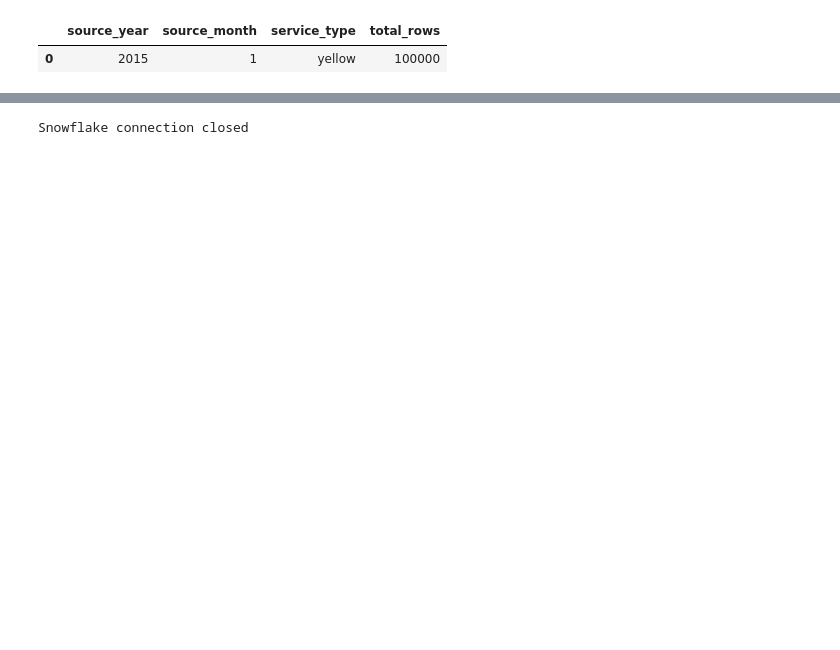
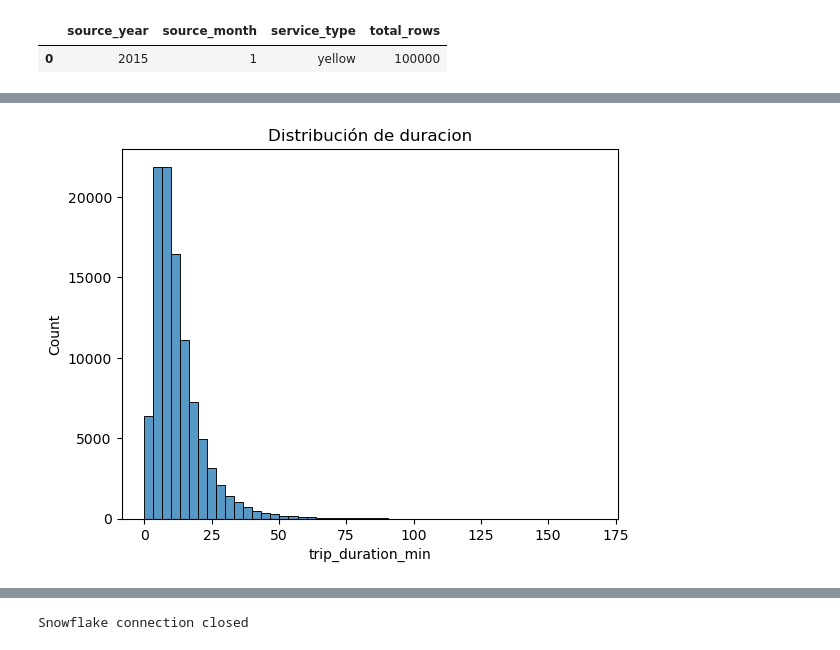
Before and after one commit to MatiasJaramillo/pset3, a Jupyter notebook: notebooks/04_validaciones_y_exploracion.ipynb, the cells around one changed output, grey strips where cells are left out. Saved outputs shown, nothing was run; the diff lists cells and outputs as text; code cells hidden in the pictures; blank space fills up the shorter version.

```diff
--- a/notebooks/04_validaciones_y_exploracion.ipynb
+++ b/notebooks/04_validaciones_y_exploracion.ipynb
@@ -233,0 +373,8 @@ plt.show()
+# %%
+# Exploración visual: Histograma de duración de viajes
+filtered_duration = df[df['trip_duration_min'] < 180]
+sns.histplot(filtered_duration['trip_duration_min'], bins=50)
+plt.title('Distribución de duracion')
+plt.show()
+# %% [output]
+[figure, added]
```
Also changed, not shown: parts of 49 cells of this notebook, 4 other files.
